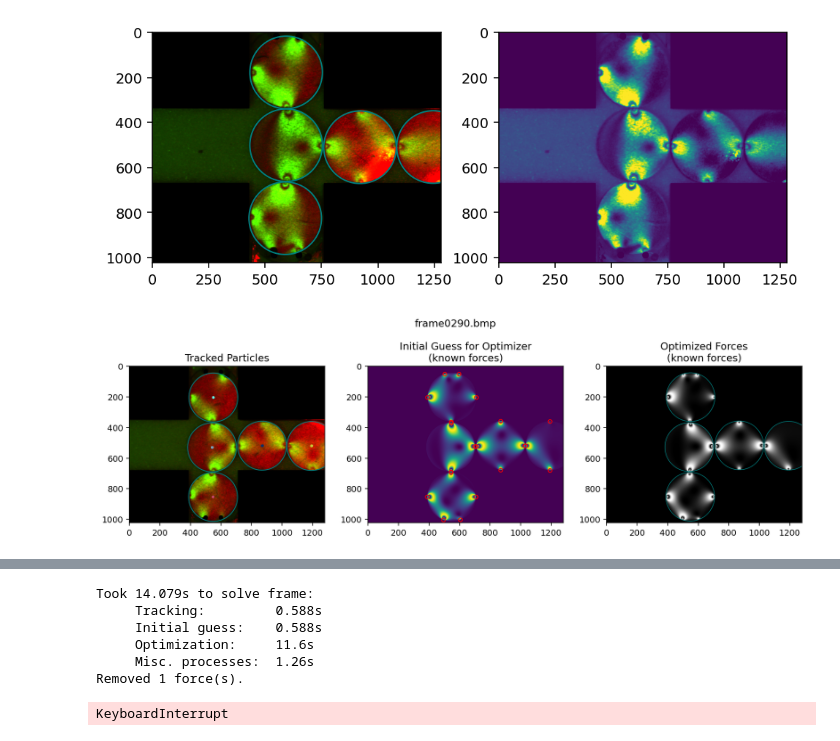
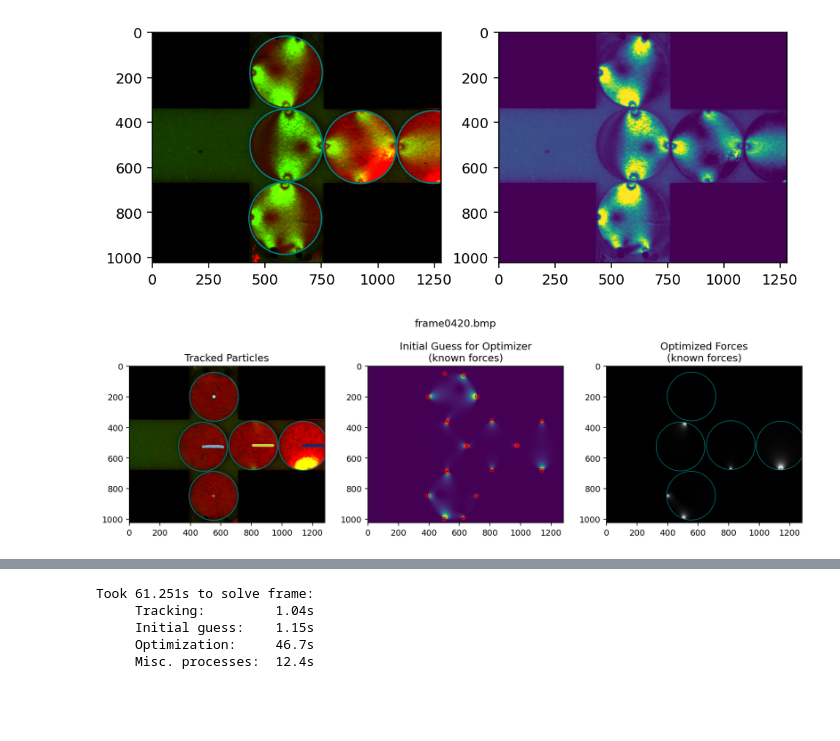
Before and after one commit to Jfeatherstone/SpaceJam, a Jupyter notebook: ForceSolving.ipynb, the cells around one changed output, grey strips where cells are left out. Drawn from its saved outputs; the diff is of its cells as text; code cells hidden in the pictures; blank space fills up the shorter version.

```diff
--- a/ForceSolving.ipynb
+++ b/ForceSolving.ipynb
@@ -10,8 +10,8 @@ from PIL import Image, ImageDraw
 
 # My custom library of photoelastic tools
 import sys
-#sys.path.append('/eno/jdfeathe/pepe/')
-sys.path.append('/home/jack//workspaces/jupyter-workspace/pepe/')
+sys.path.append('/eno/jdfeathe/pepe/')
+#sys.path.append('/home/jack//workspaces/jupyter-workspace/pepe/')
 from pepe.preprocess import crossMask, checkImageType, circularMask, lightCorrectionDiff, rectMask, mergeMasks
 
 from pepe.analysis import initialForceSolve, forceOptimize
@@ -25,13 +25,13 @@ import progressbar
 import matplotlib.pyplot as plt
 plt.rcParams['figure.dpi'] = 140
 
-#rootFolder = '/eno/jdfeathe/DATA/SpaceJam/'
-#dataFolder = '/eno/jdfeathe/DATA/SpaceJam/2022-02-02_Wide/'
-rootFolder = '/run/media/jack/Seagate Portable Drive/Research/SpaceJam/'
-dataFolder = '/run/media/jack/Seagate Portable Drive/Research/SpaceJam/2022-02-22_Wide/'
+rootFolder = '/eno/jdfeathe/DATA/SpaceJam/'
+dataFolder = '/eno/jdfeathe/DATA/SpaceJam/2022-02-28_Wide/'
+#rootFolder = '/run/media/jack/Seagate Portable Drive/Research/SpaceJam/'
+#dataFolder = '/run/media/jack/Seagate Portable Drive/Research/SpaceJam/2022-02-22_Wide/'
 # %%
 # Our radius that we will be identifying particles with
-guessRadius = 160
+guessRadius = 160 # [px]
 
 # A particle is about 1cm across
 pxPerMeter = 2*guessRadius / .01
@@ -47,12 +47,15 @@ g2MaskPadding = 2
 contactMaskRadius = 40
 brightfield = False
 
-maskImage = './Masks/2022-02-22_FullMask.bmp'
-verticalMaskImage = './Masks/2022-02-22_VerticalMask.bmp'
-horizontalMaskImage = './Masks/2022-02-22_HorizontalMask.bmp'
+maskImage = './Masks/2022-02-28_FullMask.bmp'
+verticalMaskImage = './Masks/2022-02-28_VerticalMask.bmp'
+horizontalMaskImage = './Masks/
+FileNotFoundError: [Errno 2] No such file or directory: '/eno/jdfeathe/DATA/SpaceJam/2022-02-28_Calibration.bmp'
 
-correctionImage = rootFolder + '2022-02-22_Calibration.bmp'
-g2CalibrationImage = rootFolder + '2022-02-22_G2_Calibration.bmp'
+2022-02-28_HorizontalMask.bmp'
+
+correctionImage = rootFolder + 'calibration/2022-02-28_Calibration.bmp'
+g2CalibrationImage = rootFolder + 'calibration/2022-02-28_G2_Calibration.bmp'
 # %%
 # Create a mask over the image, that will also be used to detect the boundary
 maskXBounds = [430, 760] # Found manually
@@ -105,17 +108,17 @@ plt.show()
 # %% [output]
 [figure]
 # %%
-optimizationKwargs = {"maxEvals": [20, 20], "method": 'nelder',
-                     "parametersToFit": [['f', 'a'], ['b', 'a']],
-                     "allowRemoveForces": True, "alphaTolerance": .5,
+optimizationKwargs = {"maxEvals": [120, 5, 20], "method": 'nelder',
+                     "parametersToFit": [['f', 'a'], ['b'], ['a']],
+                     "allowRemoveForces": True, "alphaTolerance": .15,
                      "allowAddForces": True, "minForceThreshold": .02}
 
-forceArr, betaArr, alphaArr, centerArr, radiusArr = forceSolve(dataFolder, guessRadius, fSigma, pxPerMeter,
+forceArr, alphaArr, betaArr, centerArr, radiusArr = forceSolve(dataFolder, guessRadius, fSigma, pxPerMeter,
                                                         brightfield, maskImage=maskImage, lightCorrectionImage=correctionImage,
                                                         lightCorrectionVerticalMask=verticalMaskImage,
                                                         lightCorrectionHorizontalMask=horizontalMaskImage,
-                                                        g2CalibrationImage=g2CalibrationImage,
-                                                        imageStartIndex=280, imageEndIndex=None,
-                                                        debug=True, optimizationKwargs=optimizationKwargs, saveMovie=True)
+                                                        g2CalibrationImage=g2CalibrationImage, g2CalibrationCutoffFactor=1.2,
+                                                        imageStartIndex=50, imageEndIndex=None,
+                                                        debug=True, optimizationKwargs=optimizationKwargs, saveMovie=True, pickleArrays=True)
 # %% [output]
-[figure, old version]
+[figure, new version]
@@ -123,10 +126,8 @@ forceArr, betaArr, alphaArr, centerArr, radiusArr = forceSolve(dataFolder, guess
-Took 14.079s to solve frame:
-     Tracking:         0.588s
-     Initial guess:    0.588s
-     Optimization:     11.6s
-     Misc. processes:  1.26s
-Removed 1 force(s).
+Took 61.251s to solve frame:
+     Tracking:         1.04s
+     Initial guess:    1.15s
+     Optimization:     46.7s
+     Misc. processes:  12.4s
-KeyboardInterrupt
 # %%
 with open('force.pickle', 'rb') as f:
     forceArr = pickle.load(f)
```
Also changed, not shown: parts of 2 cells of this notebook, 18 other files.
